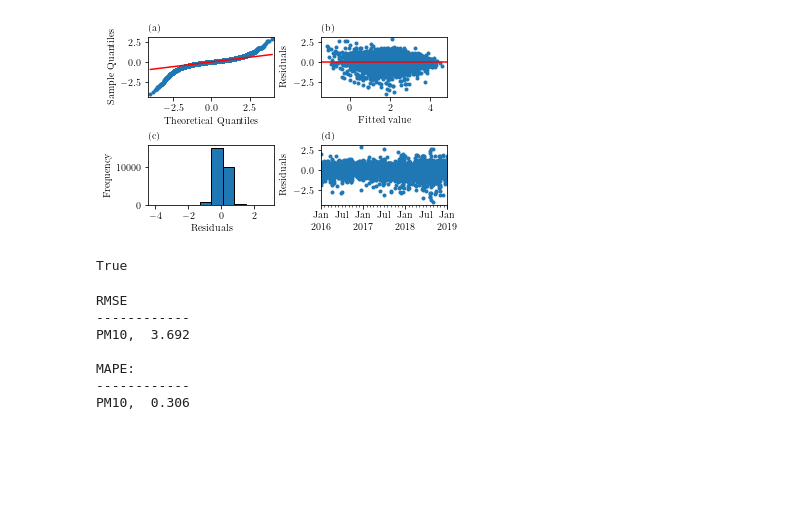
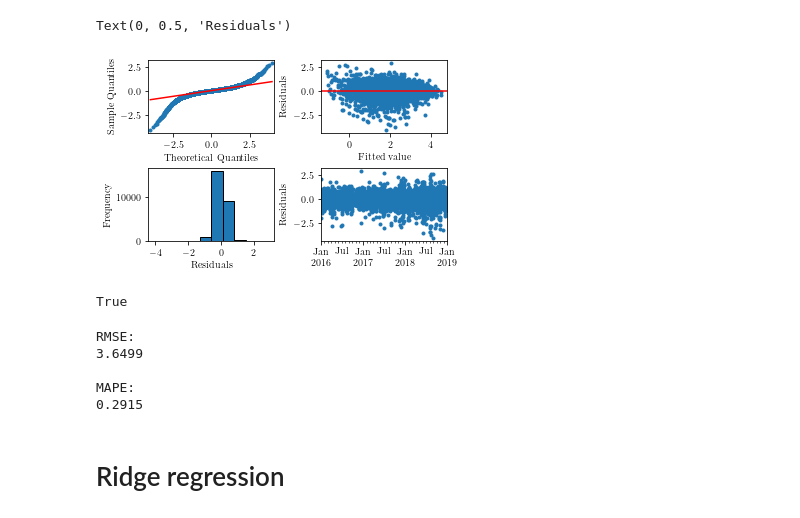
Before and after one commit to simoncarlen/forecasting_project, a Jupyter notebook: jupyter_notebooks/regression_PM10.ipynb, the cells around one changed output. Saved outputs shown, nothing was run; the diff lists cells and outputs as text; code cells hidden in the pictures; blank space fills up the shorter version.

```diff
--- a/jupyter_notebooks/regression_PM10.ipynb
+++ b/jupyter_notebooks/regression_PM10.ipynb
@@ -44,32 +48,40 @@ df_PM10['PM$_{10}$, Stockholm Torkel Knutssonsgatan, lag2'] = +\
 df_PM10.dropna(inplace=True)
 # %%
 # split into train an test sets
-df_PM10_train = df_PM10['2016-01-01':'2019-01-01']
+df_PM10_train = df_PM10['2016-01-01 00:00':'2019-01-01 00:00']
 df_PM10_test = df_PM10['2020-09-01':]
+
+df_weather_train = df_weather['2016-01-01 00:00':'2019-01-01 00:00']
+df_weather_test = df_weather['2020-09-01':]
 # %%
 # log transform data
 df_PM10_train = np.log(df_PM10_train)
 # %%
 # if only some stations are to be included
-stations = [
-            'PM$_{10}$, Stockholm Torkel Knutssonsgatan, lag1',
-            'PM$_{10}$, Stockholm Torkel Knutssonsgatan, lag2',
+            # include all lagged values at Torkel Knutssonsgatan
+stations = [i for i in df_PM10_train.columns if 'Torkel' in i and 'lag' in i] + \
+           [
             'PM$_{10}$, Stockholm Hornsgatan 108 , lag1',
-            # 'PM$_{10}$, Stockholm Sveavägen 59 , lag1',
+            'PM$_{10}$, Stockholm Sveavägen 59 , lag1',
             'PM$_{10}$, Stockholm E4/E20 Lilla Essingen, lag1',
             'PM$_{10}$, Norr Malma, lag1',
             'PM$_{10}$, Sollentuna Ekmans Väg 11, lag1',
-            ]
+           ]
 # %%
 # create y and X matrix
 y_train = df_PM10_train['PM$_{10}$, Stockholm Torkel Knutssonsgatan']
-X_train = df_PM10_train[[i for i in df_PM10_train.columns if i[-4:-1] == 'lag']]
+X_train = df_PM10_train[[i for i in df_PM10_train.columns if 'lag' in i]]
 # possibility to exclude some stations
 X_train = X_train[stations]
 X_train.insert(0, 'intercept', 1) # insert a 1
 # %%
+n1, n2 = 6,8
+w = [0,1,2,3,4,5]
+
 # if temporal signals are to be included
-X_train = X_train.merge(df_weather.iloc[:,6:8], on='date')
+X_train = X_train.merge(df_weather_train.iloc[:,n1:n2], on='date')
 
 # if weather parameters are to be included
-# X_train = X_train.merge(np.log(df_weather[['Relative humidity', 'Atmospheric pressure']]), on='date')
+df_weather_train = df_weather_train.iloc[:,w]
+df_weather_norm_train = (df_weather_train - df_weather_train.min())/(df_weather_train.max() - df_weather_train.min())
+X_train = X_train.merge(df_weather_norm_train, on='date')
@@ -98,32 +112,32 @@ Notes:
 # %%
 # PM10
 fig, ((ax1, ax2), (ax3, ax4)) = plt.subplots(2, 2, constrained_layout = True, figsize = (5, 3))
 
 # QQ-plot of studentized residuals
 sm.qqplot(lmod.resid, line='q', ax=ax1, marker=".")
-ax1.annotate('(a)', xy=(0, 1.09), xycoords="axes fraction")
+# ax1.annotate('(a)', xy=(0, 1.09), xycoords="axes fraction")
 
 # fitted vs residuals
 ax2.scatter(lmod.fittedvalues, lmod.resid, marker=".")#, facecolors='none', edgecolors='#1f77b4')
 ax2.axhline(0, color='r')
 ax2.set_xlabel('Fitted value')
 ax2.set_ylabel('Residuals')
-ax2.annotate('(b)', xy=(0, 1.09), xycoords="axes fraction")
-
+# ax2.annotate('(b)', xy=(0, 1.09), xycoords="axes fraction")
 
 ax3.hist(lmod.resid, edgecolor='black')
 ax3.set_xlabel('Residuals')
 ax3.set_ylabel('Frequency')
-ax3.annotate('(c)', xy=(0, 1.09), xycoords="axes fraction")
+# ax3.annotate('(c)', xy=(0, 1.09), xycoords="axes fraction")
 
 lmod.resid.plot(linestyle="", marker='.', ax=ax4)
 ax4.set_xlabel('')
 ax4.set_ylabel('Residuals')
-ax4.annotate('(d)', xy=(0, 1.09), xycoords="axes fraction")
+# ax4.annotate('(d)', xy=(0, 1.09), xycoords="axes fraction")
 
-plt.savefig('../plots/Residual_plots_MLR_PM10.pdf')
+# plt.savefig('../plots/Residual_plots_MLR_PM10.pdf')
 # %% [output]
+Text(0, 0.5, 'Residuals')
-[figure, old version]
+[figure, new version]
 # %%
 # make new predictions
 y_test = df_PM10_test['PM$_{10}$, Stockholm Torkel Knutssonsgatan'] # keep the target y in original scale
@@ -144,19 +160,19 @@ all(df_PM10_test.columns == X_train.columns)
 # %% [output]
 True
 # %%
-df_PM10_predictions = np.exp(lmod.get_prediction(df_PM10_test).summary_frame())
+df_PM10_predictions = np.exp(lmod.get_prediction(X_test).summary_frame())
 # df_PM10_predictions = lmod.get_prediction(df_PM10_test).summary_frame()
 
-# print metrics
-print('RMSE\n------------')
-print('PM10, ', np.sqrt(mean_squared_error(df_PM10_predictions['mean'], y_test)).round(3))
-print('\nMAPE:\n------------')
-print('PM10, ', mean_absolute_percentage_error(df_PM10_predictions['mean'], y_test).round(3))
+# metrics
+print('RMSE:')
+print(np.sqrt(mean_squared_error(df_PM10_predictions['mean'], y_test)).round(4))
+print('\nMAPE:')
+print(mean_absolute_percentage_error(df_PM10_predictions['mean'], y_test).round(4))
 # %% [output]
-RMSE
-------------
-PM10,  3.692
+RMSE:
+3.6499
 
 MAPE:
-------------
-PM10,  0.306
+0.2915
+# %% [markdown]
+# Ridge regression
```
Also changed, not shown: parts of 11 cells of this notebook, 8 other files.
